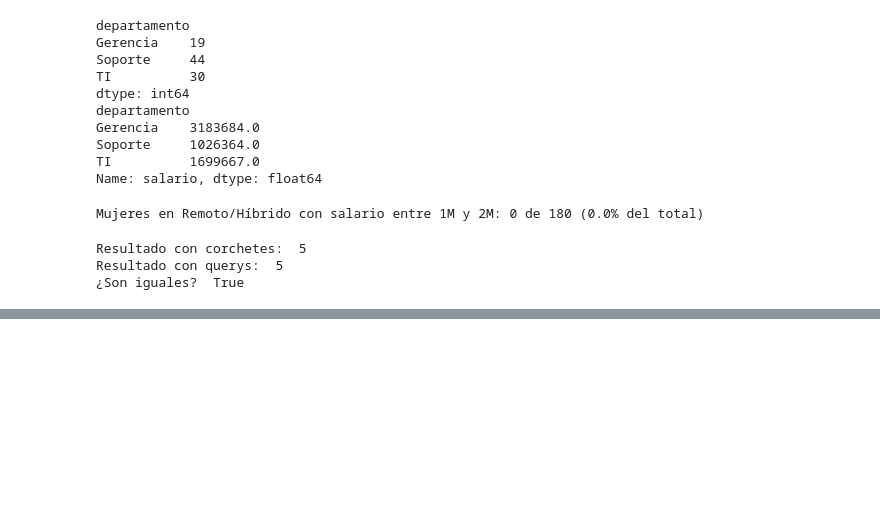
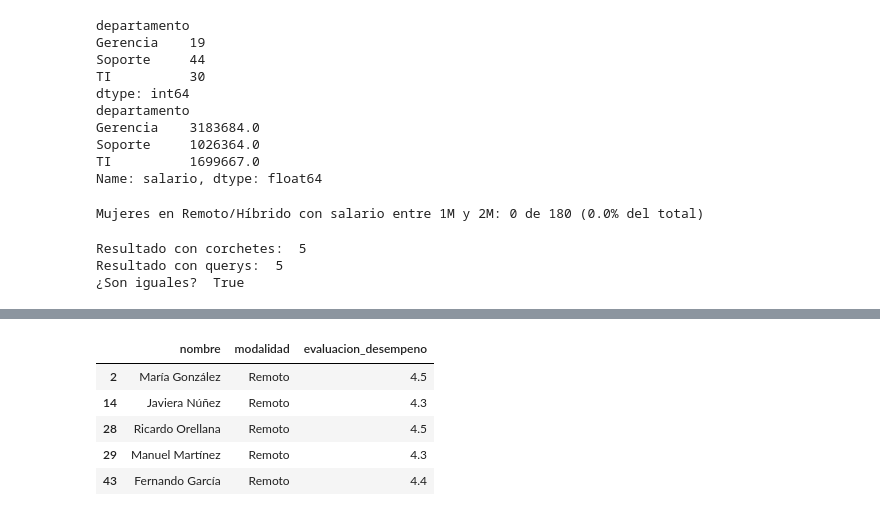
Before and after one commit to MiguelAngelRamos/ejercicio-2-analisis-datos, a Jupyter notebook: ejercicio-2.ipynb, the cells around one changed output, grey strips where cells are left out. Cells and saved outputs as stored; diff of their text form; code cells hidden in the pictures; blank space fills up the shorter version.

```diff
--- a/ejercicio-2.ipynb
+++ b/ejercicio-2.ipynb
@@ -696,0 +718,11 @@ Resultado con querys:  5
+# %%
+# Personas de Santiago que ganan mas de 1 millon o tienen evaluacion >= 4.5 (pista: combina `&`, `|` y muchos parentesis) --- IGNORE ---
+remoto_top = df[(df["modalidad"] == "Remoto") & (df["evaluacion_desempeno"] >= 4.0)]
+remoto_top[["nombre", "modalidad", "evaluacion_desempeno"]].head()
+# %% [output]
+|  | nombre | modalidad | evaluacion_desempeno |
+| 2 | María González | Remoto | 4.5 |
+| 14 | Javiera Núñez | Remoto | 4.3 |
+| 28 | Ricardo Orellana | Remoto | 4.5 |
+| 29 | Manuel Martínez | Remoto | 4.3 |
+| 43 | Fernando García | Remoto | 4.4 |
```
Also changed, not shown: parts of 2 cells of this notebook.
